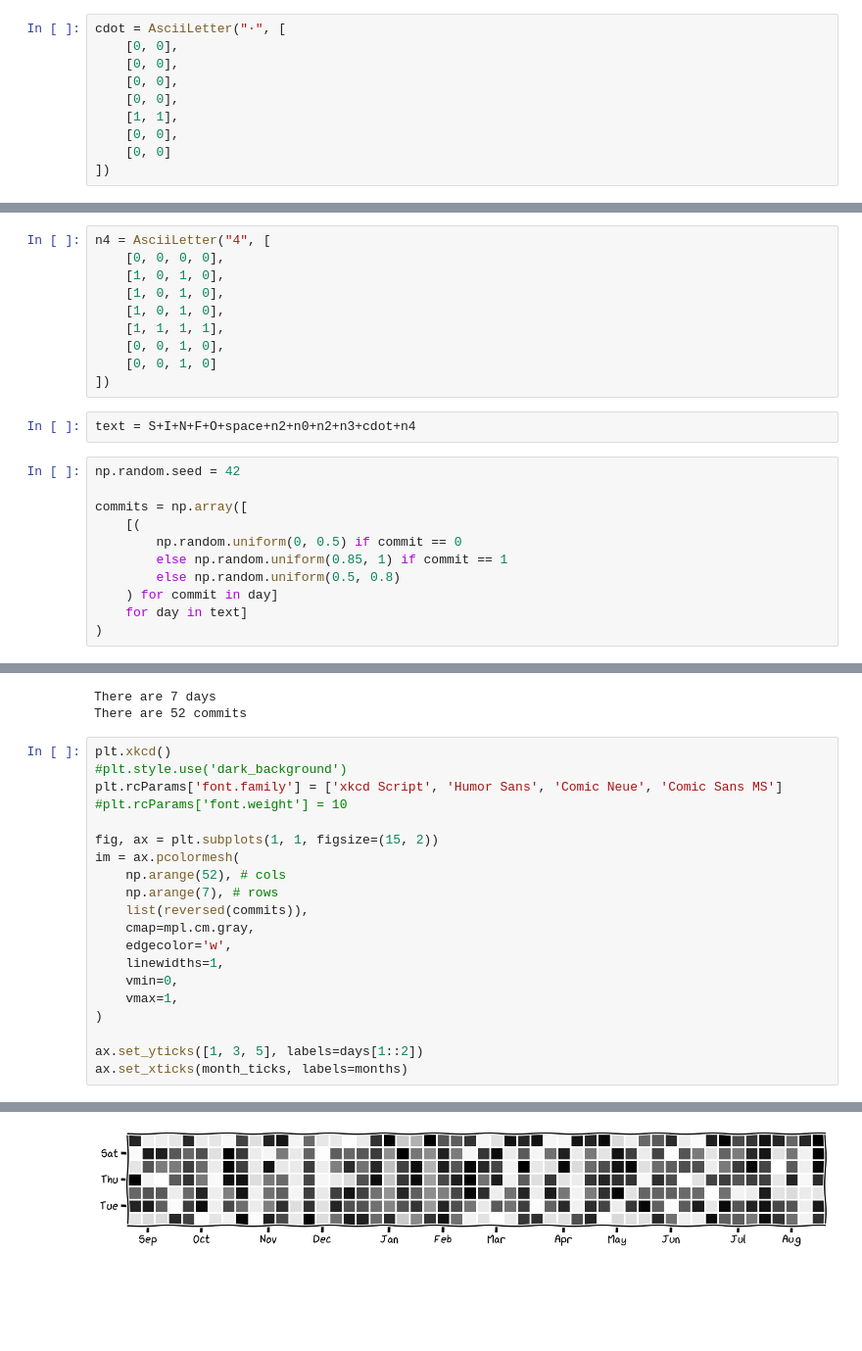
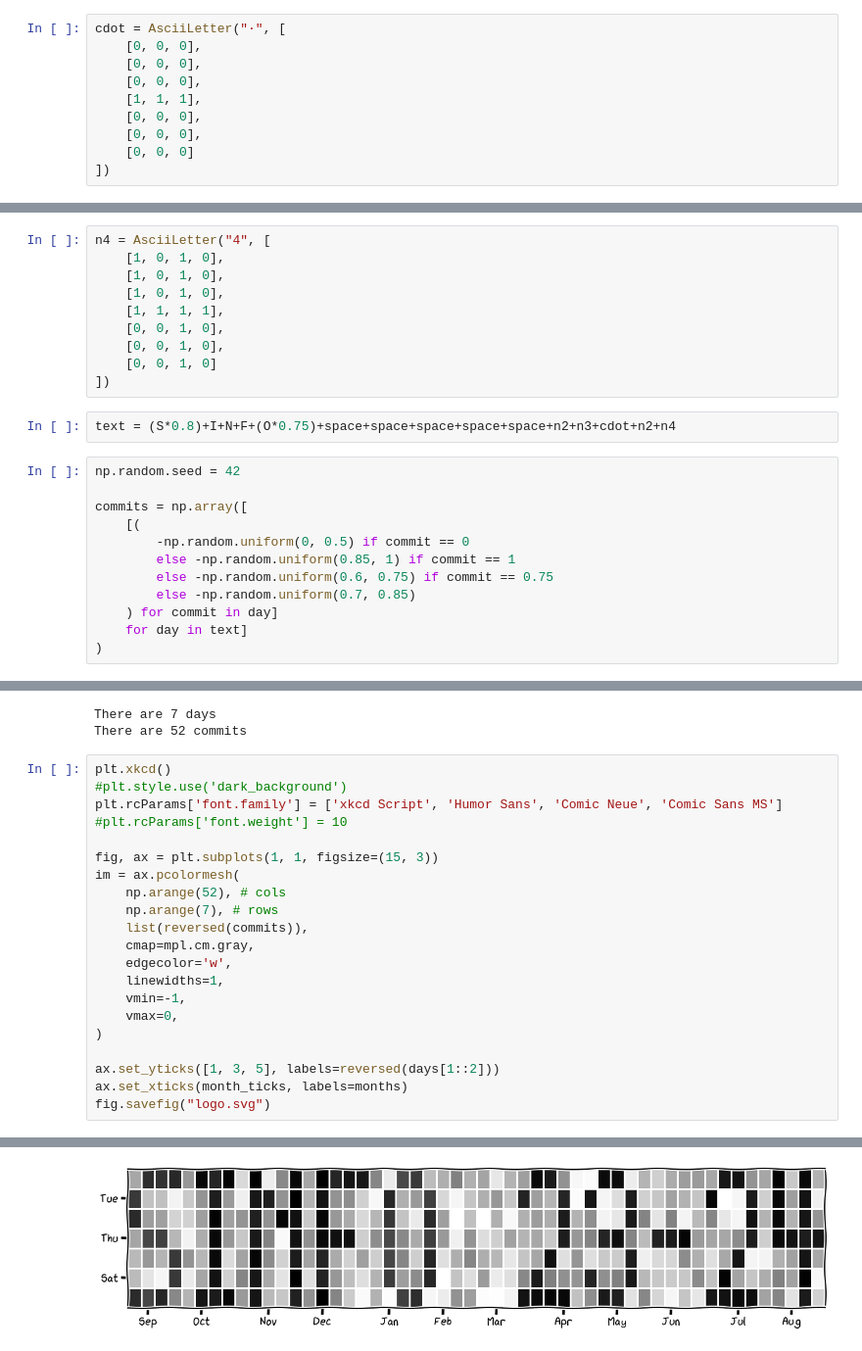
Before and after one commit to TheoTechnicguy/sinf-jumper-2023, a Jupyter notebook: sinf-jumper-2023.ipynb, the cells around one changed output, grey strips where cells are left out. Shown at 98% size. Cells and saved outputs as stored; diff of their text form; blank space fills up the shorter version.

```diff
--- a/sinf-jumper-2023.ipynb
+++ b/sinf-jumper-2023.ipynb
@@ -119,13 +127,13 @@ space = AsciiLetter(" ", [
 ])
 # %%
 cdot = AsciiLetter("·", [
-    [0, 0],
-    [0, 0],
-    [0, 0],
-    [0, 0],
-    [1, 1],
-    [0, 0],
-    [0, 0]
+    [0, 0, 0],
+    [0, 0, 0],
+    [0, 0, 0],
+    [1, 1, 1],
+    [0, 0, 0],
+    [0, 0, 0],
+    [0, 0, 0]
 ])
 # %%
 n2 = AsciiLetter("2", [
@@ -169,24 +177,25 @@ n3 = AsciiLetter("3", [
 ])
 # %%
 n4 = AsciiLetter("4", [
-    [0, 0, 0, 0],
     [1, 0, 1, 0],
     [1, 0, 1, 0],
     [1, 0, 1, 0],
     [1, 1, 1, 1],
     [0, 0, 1, 0],
+    [0, 0, 1, 0],
     [0, 0, 1, 0]
 ])
 # %%
-text = S+I+N+F+O+space+n2+n0+n2+n3+cdot+n4
+text = (S*0.8)+I+N+F+(O*0.75)+space+space+space+space+space+n2+n3+cdot+n2+n4
 # %%
 np.random.seed = 42
 
 commits = np.array([
     [(
-        np.random.uniform(0, 0.5) if commit == 0
-        else np.random.uniform(0.85, 1) if commit == 1
-        else np.random.uniform(0.5, 0.8)
+        -np.random.uniform(0, 0.5) if commit == 0
+        else -np.random.uniform(0.85, 1) if commit == 1
+        else -np.random.uniform(0.6, 0.75) if commit == 0.75
+        else -np.random.uniform(0.7, 0.85)
     ) for commit in day]
     for day in text]
 )
@@ -202,7 +211,7 @@ plt.xkcd()
 plt.rcParams['font.family'] = ['xkcd Script', 'Humor Sans', 'Comic Neue', 'Comic Sans MS']
 #plt.rcParams['font.weight'] = 10
 
-fig, ax = plt.subplots(1, 1, figsize=(15, 2))
+fig, ax = plt.subplots(1, 1, figsize=(15, 3))
 im = ax.pcolormesh(
     np.arange(52), # cols
     np.arange(7), # rows
@@ -210,10 +219,11 @@ im = ax.pcolormesh(
     cmap=mpl.cm.gray,
     edgecolor='w',
     linewidths=1,
-    vmin=0,
-    vmax=1,
+    vmin=-1,
+    vmax=0,
 )
 
-ax.set_yticks([1, 3, 5], labels=days[1::2])
+ax.set_yticks([1, 3, 5], labels=reversed(days[1::2]))
 ax.set_xticks(month_ticks, labels=months)
+fig.savefig("logo.svg")
 # %% [output]
@@ -232 +230 @@ ax.set_xticks(month_ticks, labels=months)
-[figure, old version]
+[figure, new version]
```
Also changed, not shown: parts of 3 cells of this notebook.
